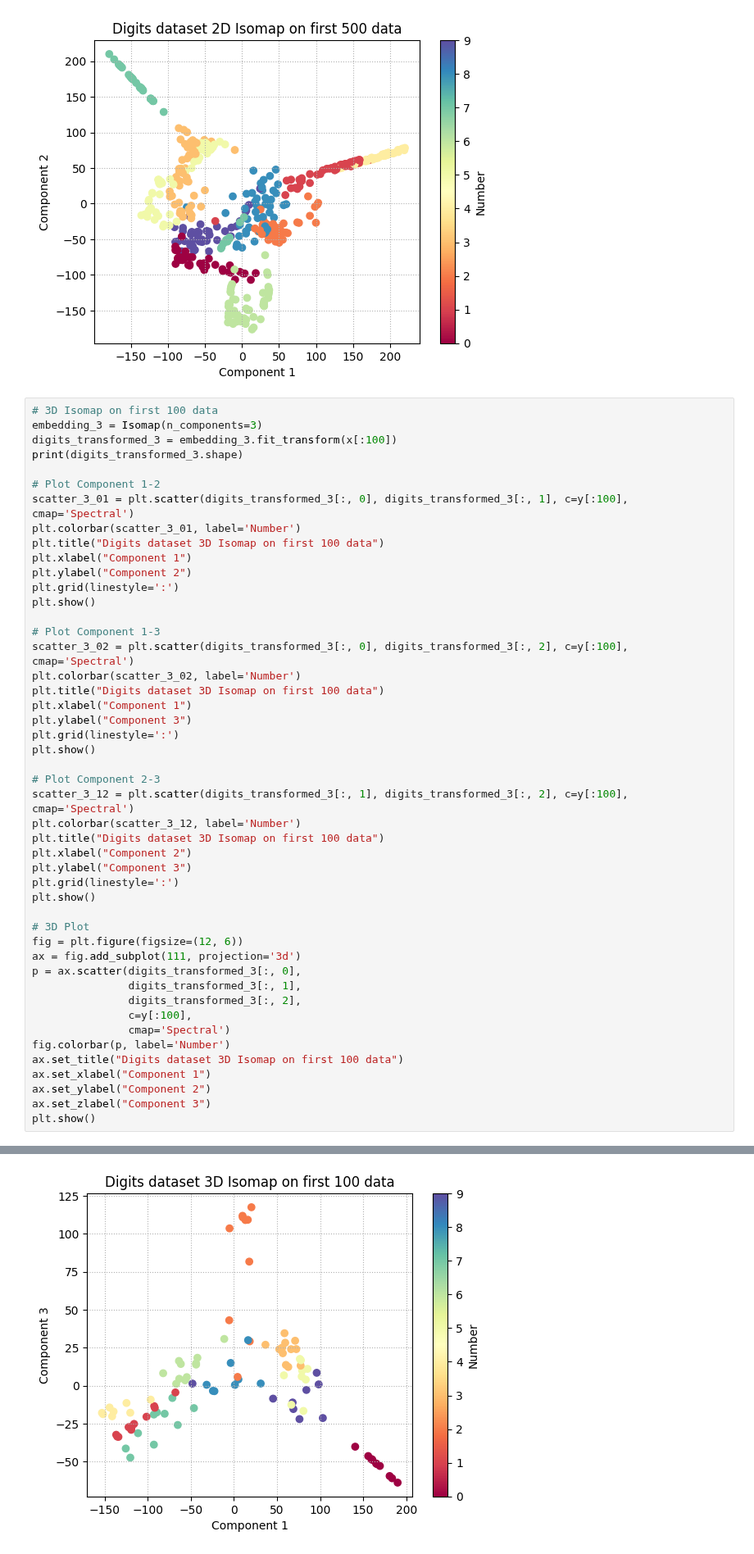
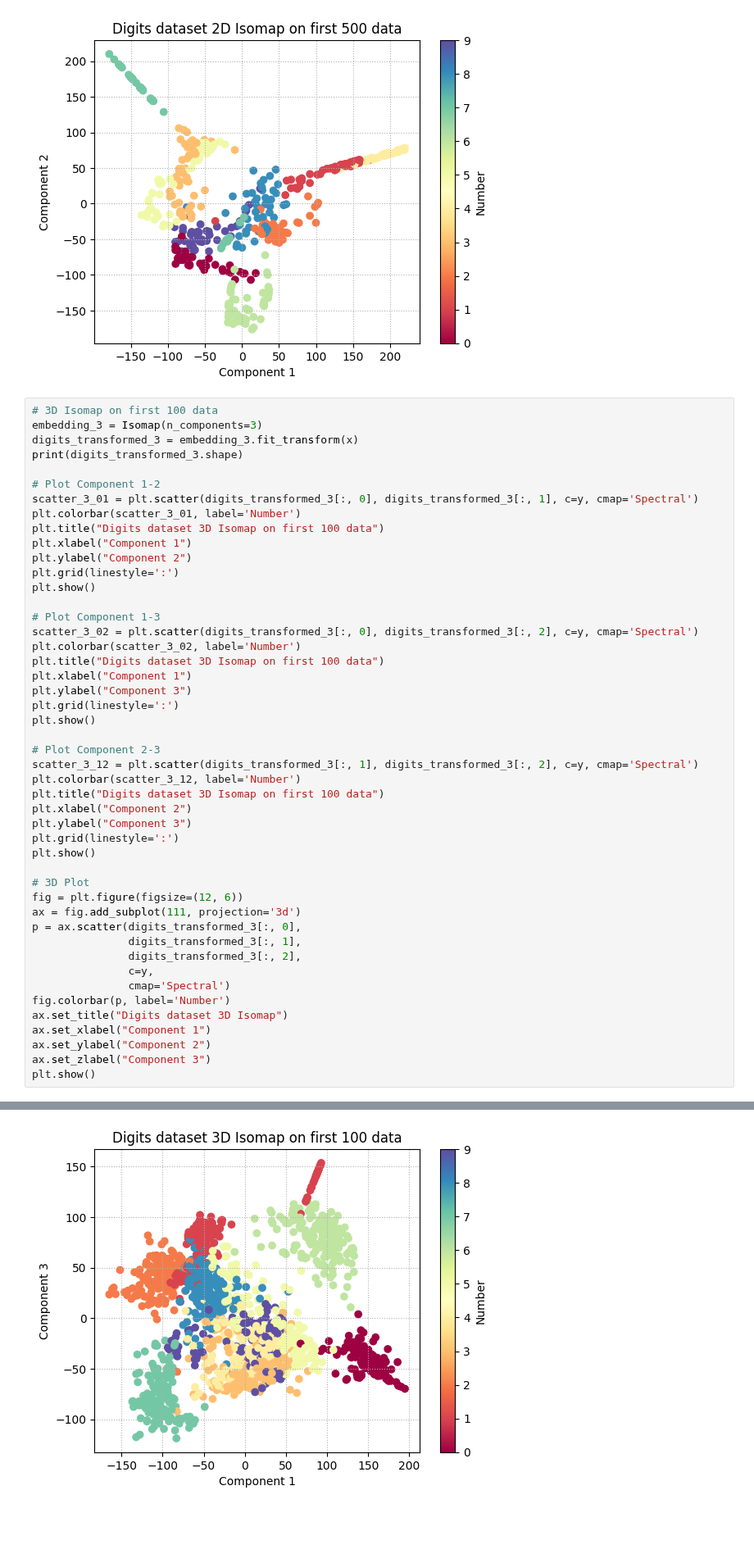
Before and after one commit to APozzi22/Astrostatistic, a Jupyter notebook: 13_MachineLearning_Introduction/Handwritten_Digits.ipynb, the cells around one changed output, grey strips where cells are left out. Shown at 82% size. Saved outputs shown, nothing was run; the diff lists cells and outputs as text; blank space fills up the shorter version.

Commit message:
Update Handwritten_Digits.ipynb with correction

```diff
--- a/13_MachineLearning_Introduction/Handwritten_Digits.ipynb
+++ b/13_MachineLearning_Introduction/Handwritten_Digits.ipynb
@@ -119,11 +119,11 @@ plt.show()
 # %%
 # 3D Isomap on first 100 data
 embedding_3 = Isomap(n_components=3)
-digits_transformed_3 = embedding_3.fit_transform(x[:100])
+digits_transformed_3 = embedding_3.fit_transform(x)
 print(digits_transformed_3.shape)
 
 # Plot Component 1-2
-scatter_3_01 = plt.scatter(digits_transformed_3[:, 0], digits_transformed_3[:, 1], c=y[:100], cmap='Spectral')
+scatter_3_01 = plt.scatter(digits_transformed_3[:, 0], digits_transformed_3[:, 1], c=y, cmap='Spectral')
 plt.colorbar(scatter_3_01, label='Number')
 plt.title("Digits dataset 3D Isomap on first 100 data")
 plt.xlabel("Component 1")
@@ -132,7 +132,7 @@ plt.grid(linestyle=':')
 plt.show()
 
 # Plot Component 1-3
-scatter_3_02 = plt.scatter(digits_transformed_3[:, 0], digits_transformed_3[:, 2], c=y[:100], cmap='Spectral')
+scatter_3_02 = plt.scatter(digits_transformed_3[:, 0], digits_transformed_3[:, 2], c=y, cmap='Spectral')
 plt.colorbar(scatter_3_02, label='Number')
 plt.title("Digits dataset 3D Isomap on first 100 data")
 plt.xlabel("Component 1")
@@ -141,7 +141,7 @@ plt.grid(linestyle=':')
 plt.show()
 
 # Plot Component 2-3
-scatter_3_12 = plt.scatter(digits_transformed_3[:, 1], digits_transformed_3[:, 2], c=y[:100], cmap='Spectral')
+scatter_3_12 = plt.scatter(digits_transformed_3[:, 1], digits_transformed_3[:, 2], c=y, cmap='Spectral')
 plt.colorbar(scatter_3_12, label='Number')
 plt.title("Digits dataset 3D Isomap on first 100 data")
 plt.xlabel("Component 2")
@@ -155,10 +155,10 @@ ax = fig.add_subplot(111, projection='3d')
 p = ax.scatter(digits_transformed_3[:, 0],
                digits_transformed_3[:, 1],
                digits_transformed_3[:, 2],
-               c=y[:100],
+               c=y,
                cmap='Spectral')
 fig.colorbar(p, label='Number')
-ax.set_title("Digits dataset 3D Isomap on first 100 data")
+ax.set_title("Digits dataset 3D Isomap")
 ax.set_xlabel("Component 1")
 ax.set_ylabel("Component 2")
 ax.set_zlabel("Component 3")
@@ -169 +169 @@ plt.show()
-[figure, old version]
+[figure, new version]
```
Also changed, not shown: parts of 7 cells of this notebook.
